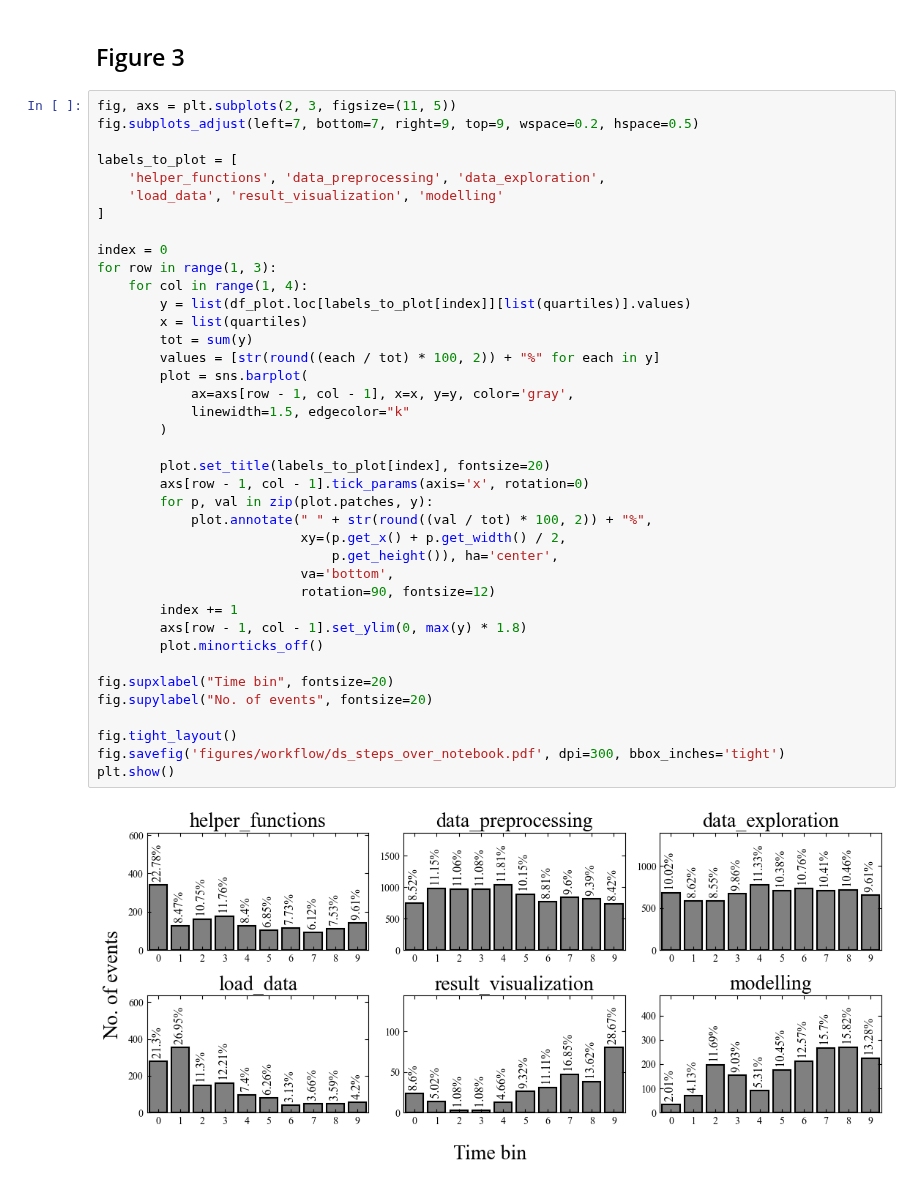
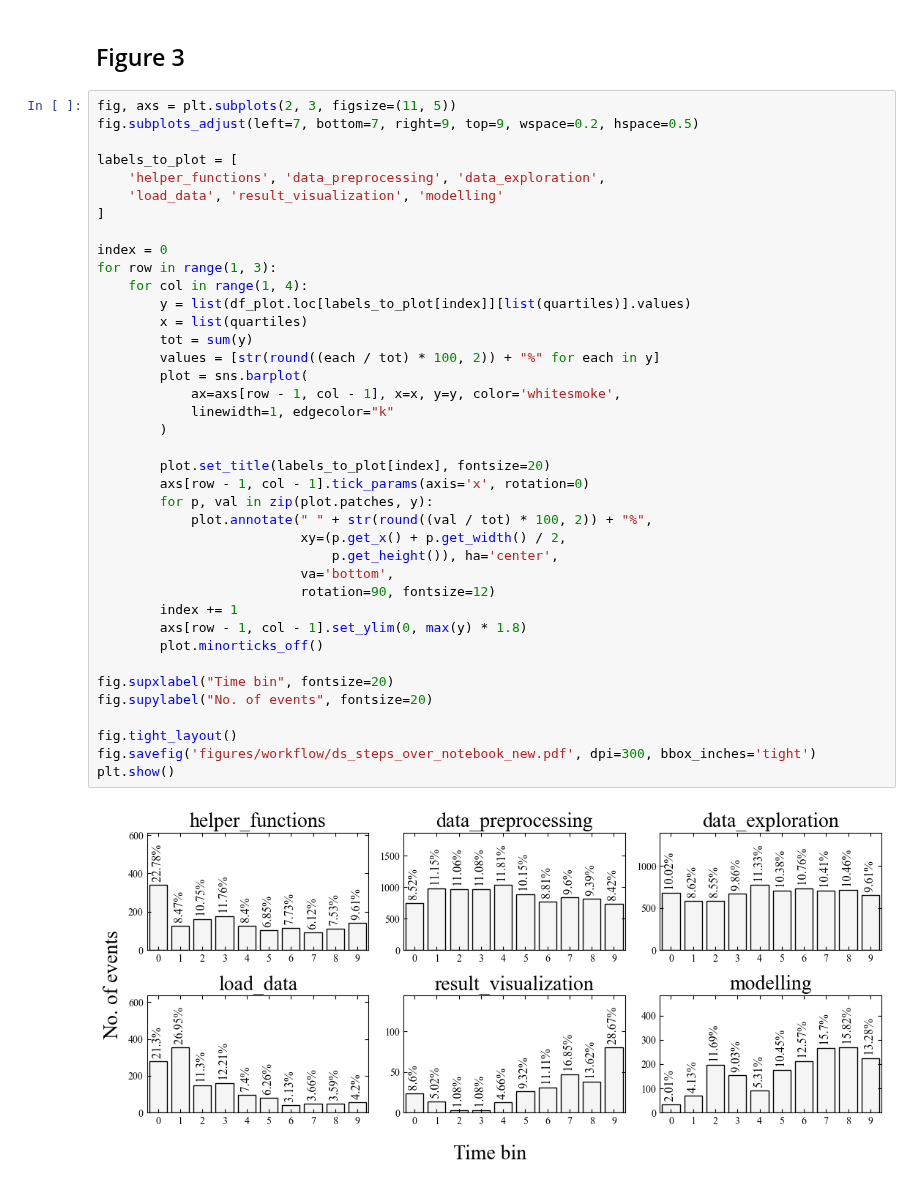
Before and after one commit to konstantgr/jupyter-logs-analysis, a Jupyter notebook: analysis/04-3-workflow-labels-analysis-new-model.ipynb, the cells around one changed output. Saved outputs shown, nothing was run; the diff lists cells and outputs as text.

Commit message:
change plot color

```diff
--- a/analysis/04-3-workflow-labels-analysis-new-model.ipynb
+++ b/analysis/04-3-workflow-labels-analysis-new-model.ipynb
@@ -152,34 +149,34 @@ labels_to_plot = [
 ]
 
 index = 0
 for row in range(1, 3):
     for col in range(1, 4):
         y = list(df_plot.loc[labels_to_plot[index]][list(quartiles)].values)
         x = list(quartiles)
         tot = sum(y)
         values = [str(round((each / tot) * 100, 2)) + "%" for each in y]
         plot = sns.barplot(
-            ax=axs[row - 1, col - 1], x=x, y=y, color='gray',
-            linewidth=1.5, edgecolor="k"
+            ax=axs[row - 1, col - 1], x=x, y=y, color='whitesmoke',
+            linewidth=1, edgecolor="k"
         )
 
         plot.set_title(labels_to_plot[index], fontsize=20)
         axs[row - 1, col - 1].tick_params(axis='x', rotation=0)
         for p, val in zip(plot.patches, y):
             plot.annotate(" " + str(round((val / tot) * 100, 2)) + "%",
                           xy=(p.get_x() + p.get_width() / 2,
                               p.get_height()), ha='center',
                           va='bottom',
                           rotation=90, fontsize=12)
         index += 1
         axs[row - 1, col - 1].set_ylim(0, max(y) * 1.8)
         plot.minorticks_off()
 
 fig.supxlabel("Time bin", fontsize=20)
 fig.supylabel("No. of events", fontsize=20)
 
 fig.tight_layout()
-fig.savefig('figures/workflow/ds_steps_over_notebook.pdf', dpi=300, bbox_inches='tight')
+fig.savefig('figures/workflow/ds_steps_over_notebook_new.pdf', dpi=300, bbox_inches='tight')
 plt.show()
 # %% [output]
-[figure, old version]
+[figure, new version]
```
Also changed, not shown: parts of 1 cell of this notebook, 4 other files.
